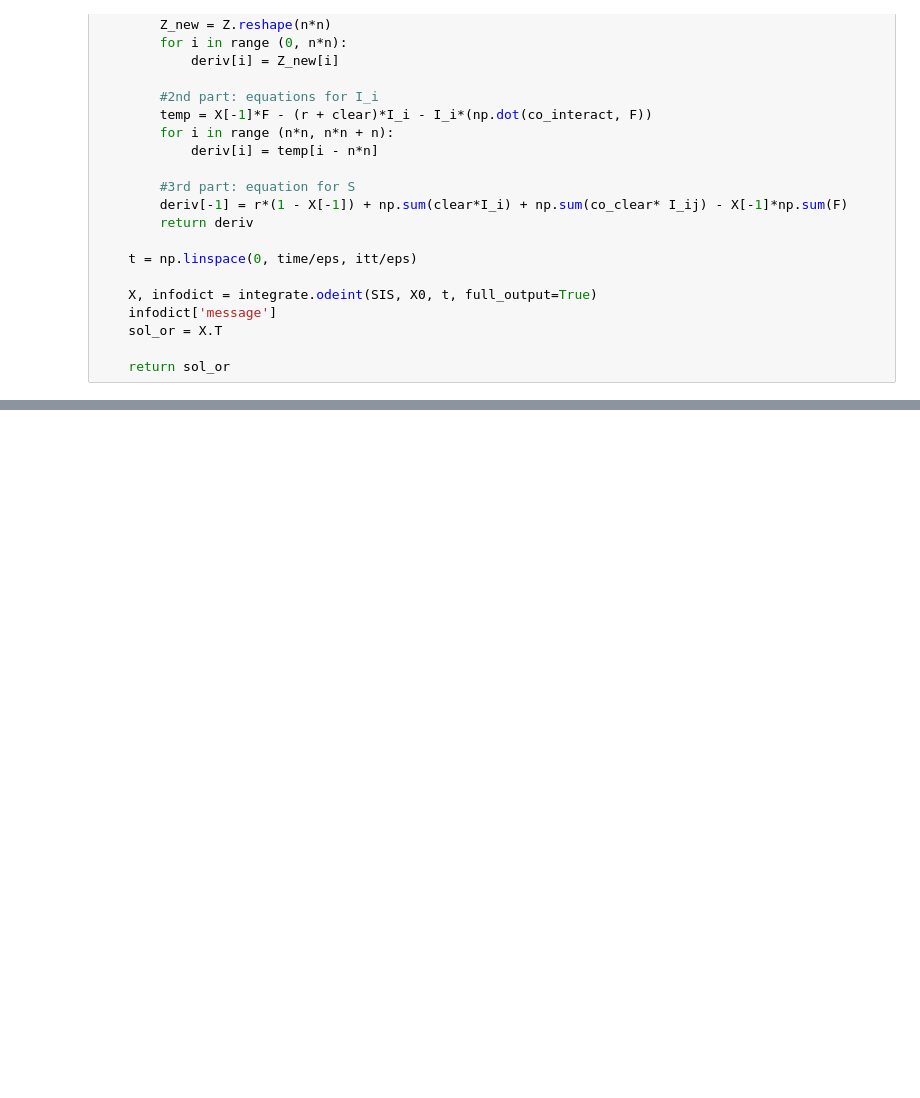
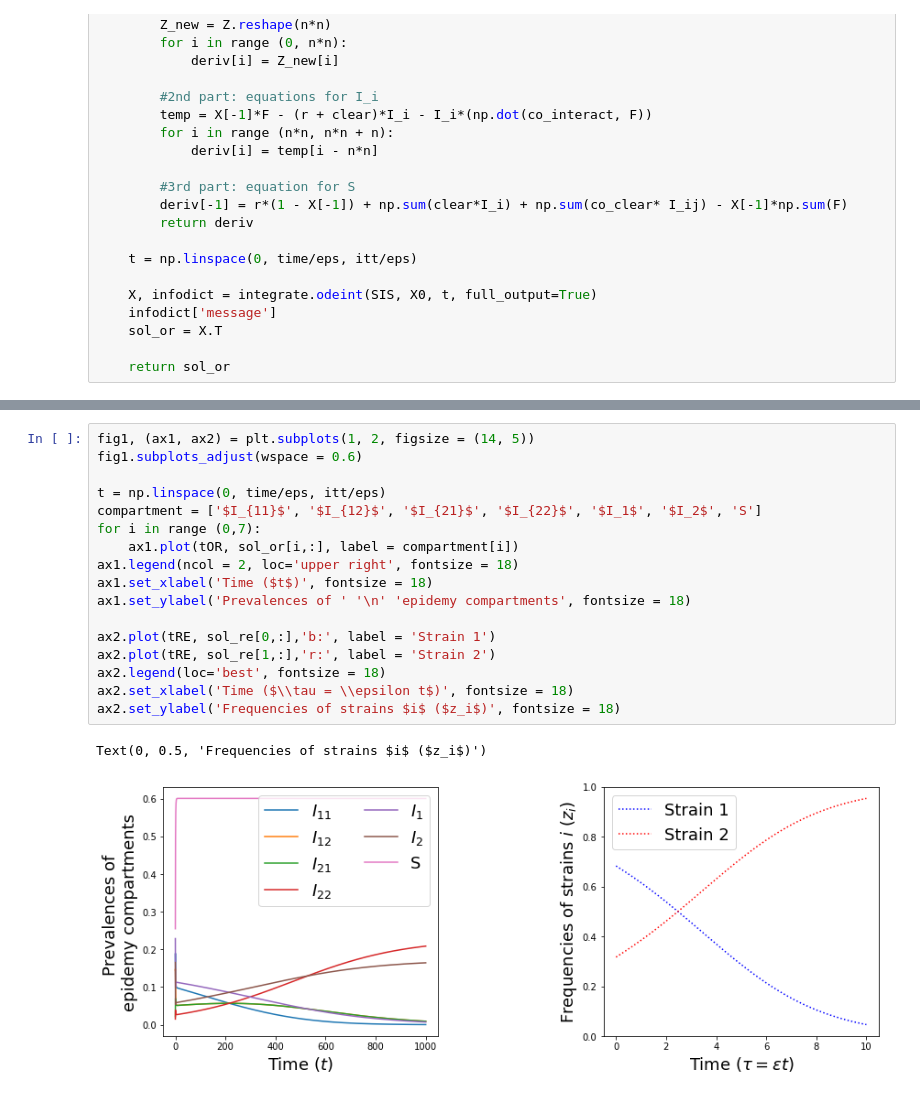
Before and after one commit to lthminhthao/selection_in_2-strains-system, a Jupyter notebook: 2-strain-SIS_to_replicator.ipynb, the cells around one changed output, grey strips where cells are left out. Drawn from its saved outputs; the diff is of its cells as text; blank space fills up the shorter version.

```diff
--- a/2-strain-SIS_to_replicator.ipynb
+++ b/2-strain-SIS_to_replicator.ipynb
@@ -178,0 +179,20 @@ Text(0, 0.5, 'Population')
+# %%
+fig1, (ax1, ax2) = plt.subplots(1, 2, figsize = (14, 5))
+fig1.subplots_adjust(wspace = 0.6)
+
+t = np.linspace(0, time/eps, itt/eps)
+compartment = ['$I_{11}$', '$I_{12}$', '$I_{21}$', '$I_{22}$', '$I_1$', '$I_2$', 'S']
+for i in range (0,7):
+    ax1.plot(tOR, sol_or[i,:], label = compartment[i])
+ax1.legend(ncol = 2, loc='upper right', fontsize = 18)
+ax1.set_xlabel('Time ($t$)', fontsize = 18)
+ax1.set_ylabel('Prevalences of ' '\n' 'epidemy compartments', fontsize = 18)
+
+ax2.plot(tRE, sol_re[0,:],'b:', label = 'Strain 1')
+ax2.plot(tRE, sol_re[1,:],'r:', label = 'Strain 2')
+ax2.legend(loc='best', fontsize = 18)
+ax2.set_xlabel('Time ($\\tau = \\epsilon t$)', fontsize = 18)
+ax2.set_ylabel('Frequencies of strains $i$ ($z_i$)', fontsize = 18)
+# %% [output]
+Text(0, 0.5, 'Frequencies of strains $i$ ($z_i$)')
+[figure, added]
```
Also changed, not shown: parts of 2 cells of this notebook.
